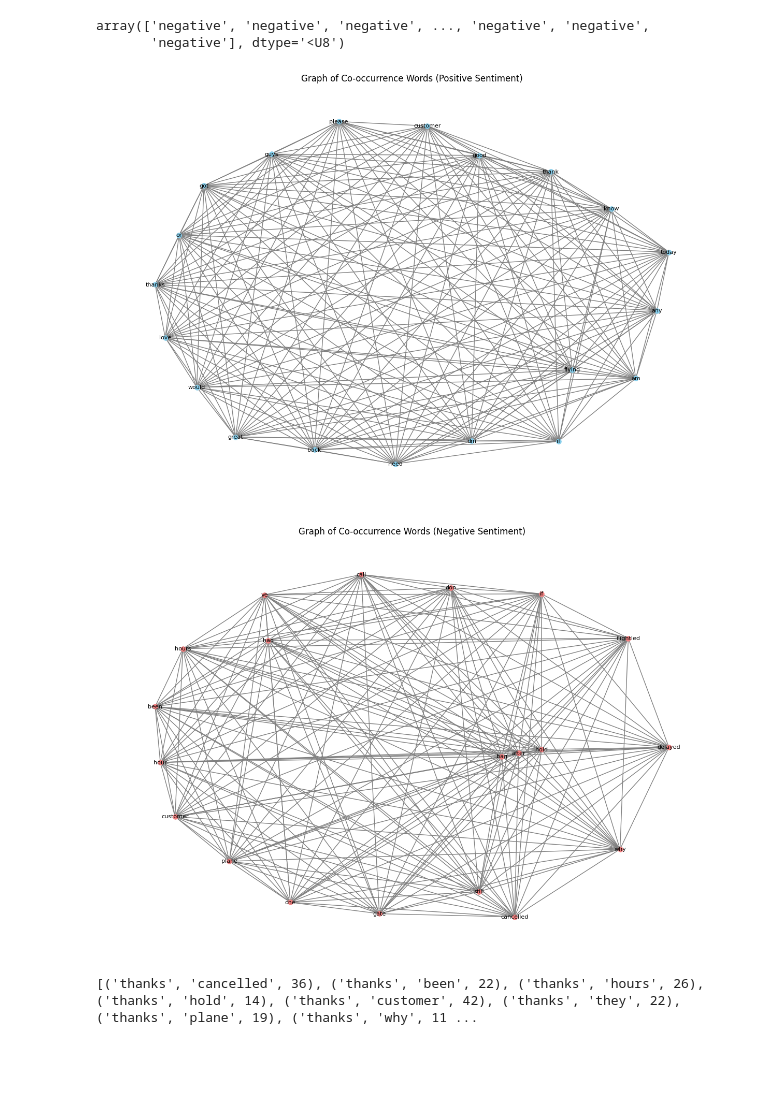
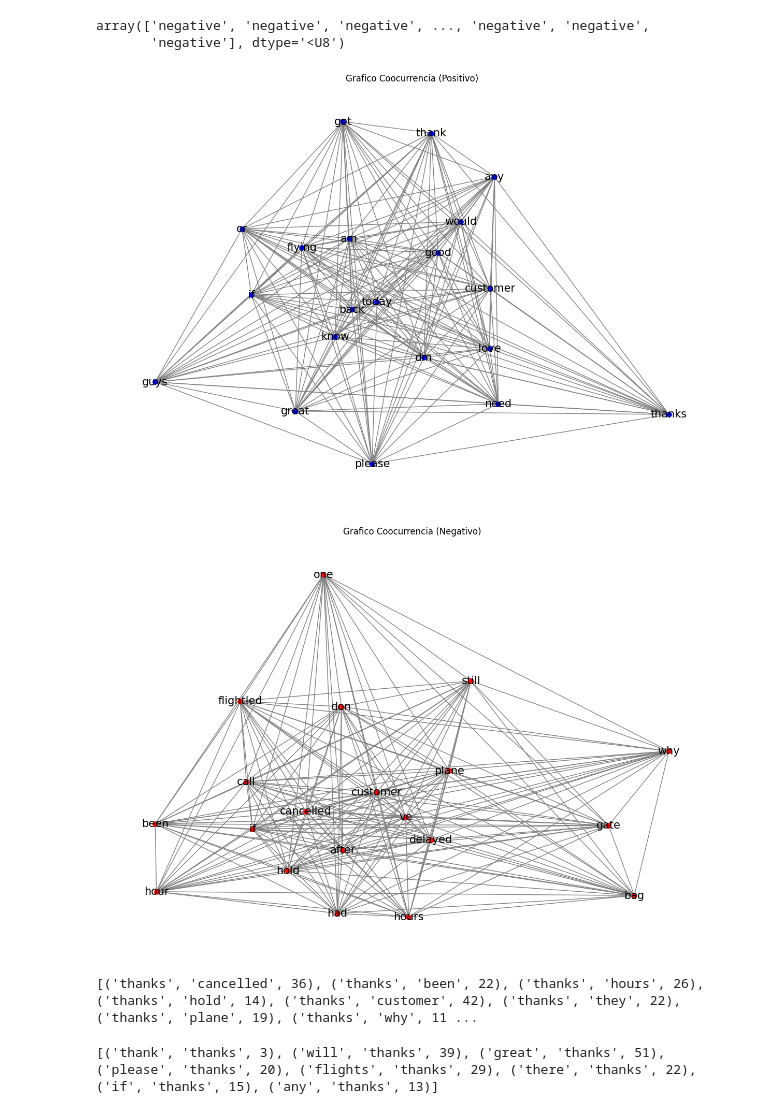
Before and after one commit to valintea/Trabajo_Tecnicas, a Jupyter notebook: Trabajo_Técnicas.ipynb, the cells around one changed output. Cells and saved outputs as stored; diff of their text form; code cells hidden in the pictures; blank space fills up the shorter version.

```diff
--- a/Trabajo_Técnicas.ipynb
+++ b/Trabajo_Técnicas.ipynb
@@ -625,8 +625,8 @@ from sklearn.feature_extraction.text import CountVectorizer
 import numpy as np
 
 # Limitar la cantidad de palabras a considerar
-#max_features = 10000
-vectorizer = CountVectorizer()#(max_features=max_features)
+max_features = 700
+vectorizer = CountVectorizer(max_features=max_features)
 
 # Aplicar el vectorizador a todo el conjunto de datos
 X_all = vectorizer.fit_transform(df['text'])
@@ -675,22 +675,22 @@ for indices, G, feature_names_filtered in zip([indices_positive, indices_negativ
 # %%
 import matplotlib.pyplot as plt
 
 # Visualizar el grafo positivo
 plt.figure(figsize=(12, 8))
-pos_positive = nx.spring_layout(G_positive)  # Puedes usar diferentes disposiciones (layout) según tus preferencias
-nx.draw(G_positive, pos=pos_positive, with_labels=True, font_size=8, font_color='black', node_size=50, node_color='skyblue', edge_color='gray', linewidths=0.5)
-plt.title('Graph of Co-occurrence Words (Positive Sentiment)')
+pos_positive = nx.spring_layout(G_positive)
+nx.draw(G_positive, pos=pos_positive, with_labels=True, font_size=15, font_color='black', node_size=50, node_color='blue', edge_color='gray', linewidths=0.5)
+plt.title('Grafico Coocurrencia (Positivo)')
 plt.show()
 
 # Visualizar el grafo negativo
 plt.figure(figsize=(12, 8))
-pos_negative = nx.spring_layout(G_negative)  # Puedes usar diferentes disposiciones (layout) según tus preferencias
-nx.draw(G_negative, pos=pos_negative, with_labels=True, font_size=8, font_color='black', node_size=50, node_color='lightcoral', edge_color='gray', linewidths=0.5)
-plt.title('Graph of Co-occurrence Words (Negative Sentiment)')
+pos_negative = nx.spring_layout(G_negative)
+nx.draw(G_negative, pos=pos_negative, with_labels=True, font_size=15, font_color='black', node_size=50, node_color='red', edge_color='gray', linewidths=0.5)
+plt.title('Grafico Coocurrencia (Negativo)')
 plt.show()
 # %% [output]
-[figure, old version]
+[figure, new version]
-[figure, old version]
+[figure, new version]
 # %%
 def relacion(cod1,cod2):
   rela=0
@@ -751,3 +752,8 @@ l=matriz_relaciones(vectorizador,lista1,lista2)
 print(l)
 # %% [output]
 [('thanks', 'cancelled', 36), ('thanks', 'been', 22), ('thanks', 'hours', 26), ('thanks', 'hold', 14), ('thanks', 'customer', 42), ('thanks', 'they', 22), ('thanks', 'plane', 19), ('thanks', 'why', 11 ...
+# %%
+l=matriz_relaciones(vectorizador,lista1,lista1)
+print(l)
+# %% [output]
+[('thank', 'thanks', 3), ('will', 'thanks', 39), ('great', 'thanks', 51), ('please', 'thanks', 20), ('flights', 'thanks', 29), ('there', 'thanks', 22), ('if', 'thanks', 15), ('any', 'thanks', 13)]
```
Also changed, not shown: parts of 2 cells of this notebook.
